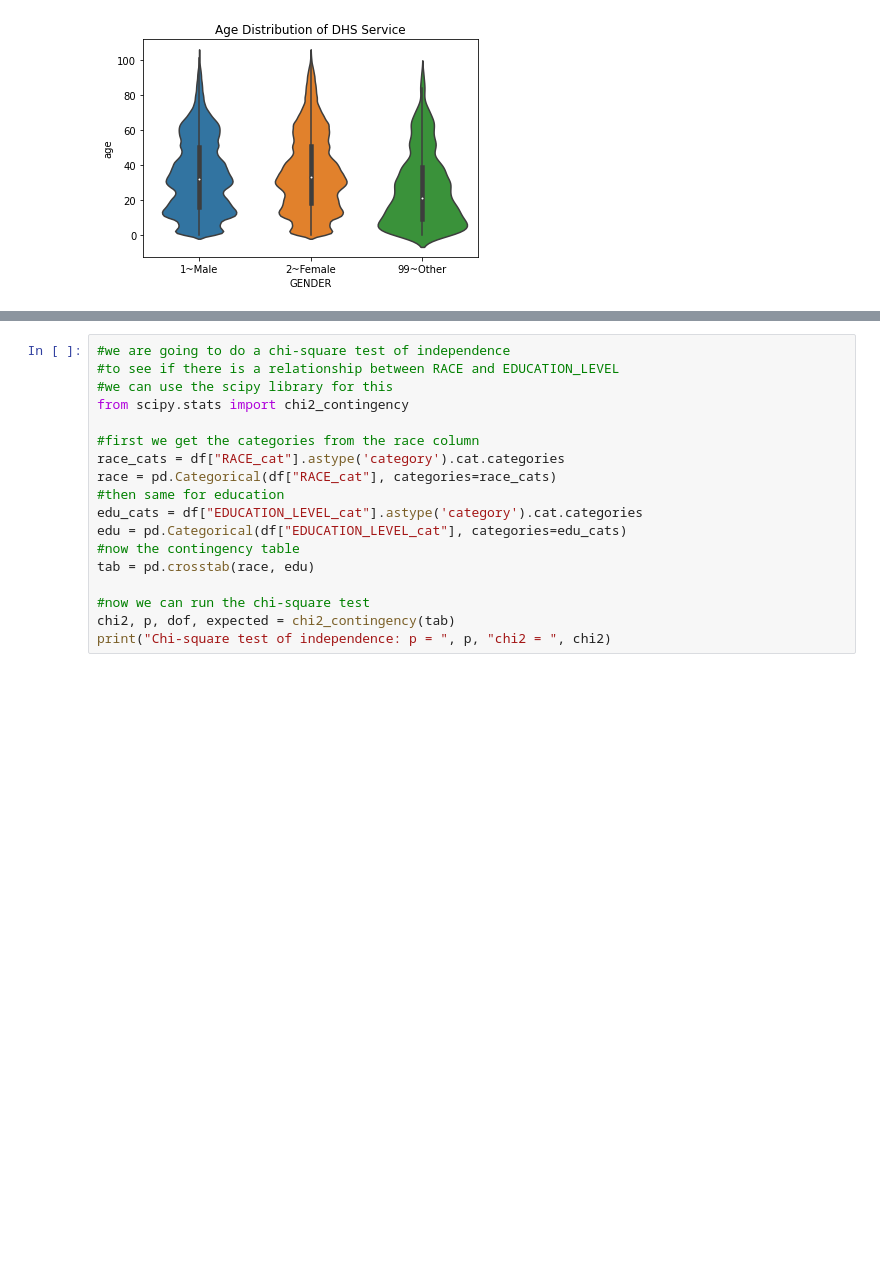
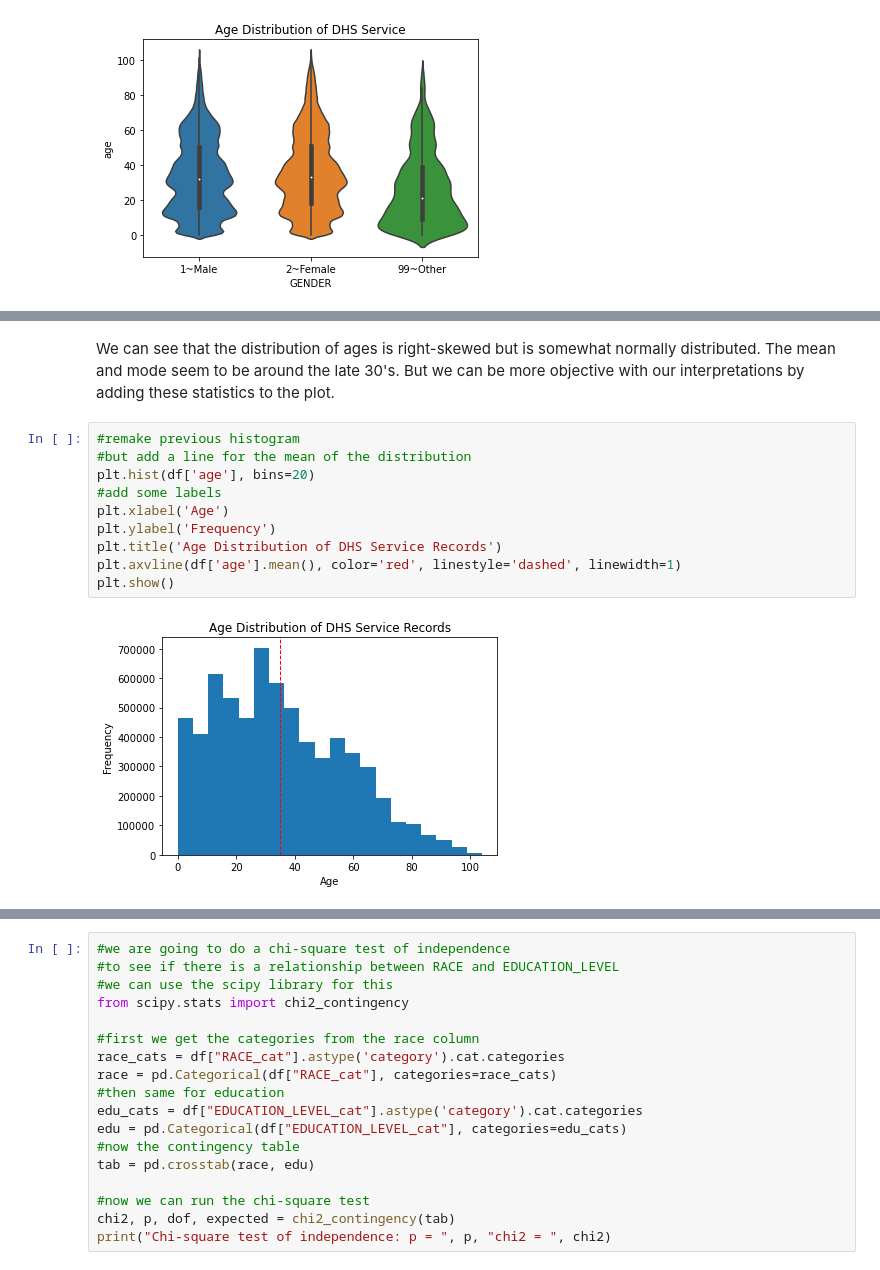
Before and after one commit to EVAnalysisCorp/topicsindatascience, a Jupyter notebook: sample_code/NB02_Plotting.ipynb, the cells around one changed output, grey strips where cells are left out. Drawn from its saved outputs; the diff is of its cells as text; blank space fills up the shorter version.

```diff
--- a/sample_code/NB02_Plotting.ipynb
+++ b/sample_code/NB02_Plotting.ipynb
@@ -80,0 +104,14 @@ A good way to compare two categorical datatypes is to use a chi-square test of i
+# %% [markdown]
+We can see that the distribution of ages is right-skewed but is somewhat normally distributed. The mean and mode seem to be around the late 30's. But we can be more objective with our interpretations by adding these statistics to the plot.
+# %%
+#remake previous histogram
+#but add a line for the mean of the distribution
+plt.hist(df['age'], bins=20)
+#add some labels
+plt.xlabel('Age')
+plt.ylabel('Frequency')
+plt.title('Age Distribution of DHS Service Records')
+plt.axvline(df['age'].mean(), color='red', linestyle='dashed', linewidth=1)
+plt.show()
+# %% [output]
+[figure, added]
```
Also changed, not shown: parts of 12 cells of this notebook, 3 other files.
